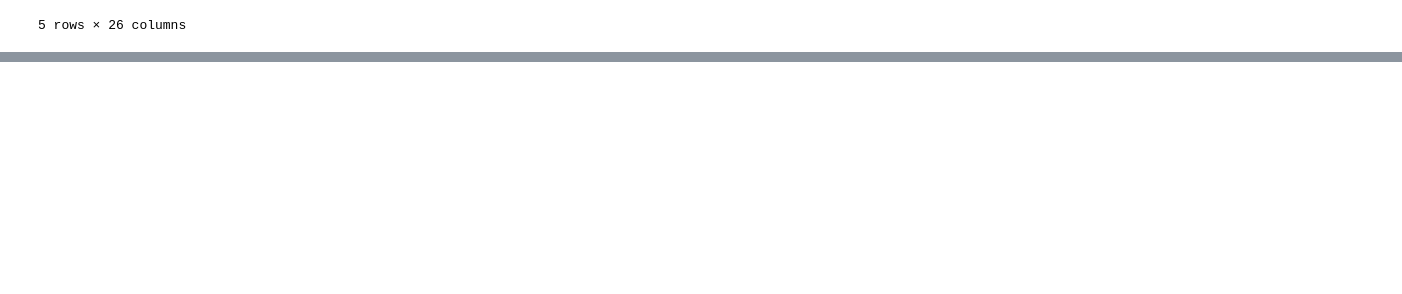
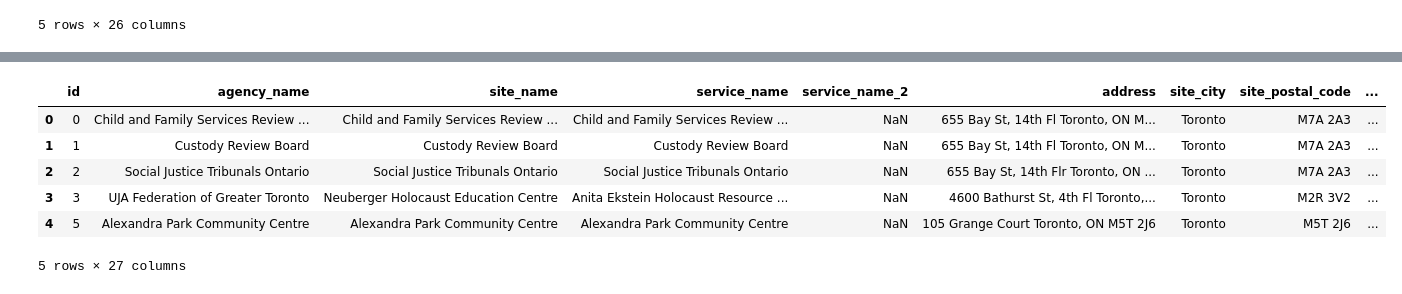
Before and after one commit to bnarath/Toronto_Rental_ETL_Project, a Jupyter notebook: TPS/Community Assets.ipynb, the cells around one changed output, grey strips where cells are left out. Drawn from its saved outputs; the diff is of its cells as text; code cells hidden in the pictures; blank space fills up the shorter version.

Commit message:
updated columns naming

```diff
--- a/TPS/Community Assets.ipynb
+++ b/TPS/Community Assets.ipynb
@@ -710,0 +714,2 @@ community_assets_df.to_csv("data/community_assets.csv")
+# %%
+community_assets_df = pd.read_csv ("data/community_assets.csv")
@@ -710,0 +726,17 @@ community_assets_df.to_csv("data/community_assets.csv")
+# %%
+headers = list(community_assets_df.columns)
+# %%
+#format  headers
+lc_headers = []
+
+for name in headers:
+    a= name.lower()
+    b= a.replace(" ", "_")
+
+    lc_headers.append(b)
+
+lc_headers[0] = "id"
+lc_headers[4] = "service_name_2"
+lc_headers[10] = "service_description"
+
+lc_headers
@@ -710,0 +761,13 @@ community_assets_df.to_csv("data/community_assets.csv")
+# %%
+#update header
+community_assets_df.set_axis(lc_headers, axis=1, inplace=True)
+# %%
+community_assets_df.head()
+# %% [output]
+|  | id | agency_name | site_name | service_name | service_name_2 | address | site_city | site_postal_code | ... |
+| 0 | 0 | Child and Family Services Review ... | Child and Family Services Review ... | Child and Family Services Review ... | NaN | 655 Bay St, 14th Fl Toronto, ON M... | Toronto | M7A 2A3 | ... |
+| 1 | 1 | Custody Review Board | Custody Review Board | Custody Review Board | NaN | 655 Bay St, 14th Fl Toronto, ON M... | Toronto | M7A 2A3 | ... |
+| 2 | 2 | Social Justice Tribunals Ontario | Social Justice Tribunals Ontario | Social Justice Tribunals Ontario | NaN | 655 Bay St, 14th Flr Toronto, ON ... | Toronto | M7A 2A3 | ... |
+| 3 | 3 | UJA Federation of Greater Toronto | Neuberger Holocaust Education Centre | Anita Ekstein Holocaust Resource ... | NaN | 4600 Bathurst St, 4th Fl Toronto,... | Toronto | M2R 3V2 | ... |
+| 4 | 5 | Alexandra Park Community Centre | Alexandra Park Community Centre | Alexandra Park Community Centre | NaN | 105 Grange Court Toronto, ON M5T 2J6 | Toronto | M5T 2J6 | ... |
+5 rows × 27 columns
```
Also changed, not shown: parts of 4 cells of this notebook, 2 other files.
